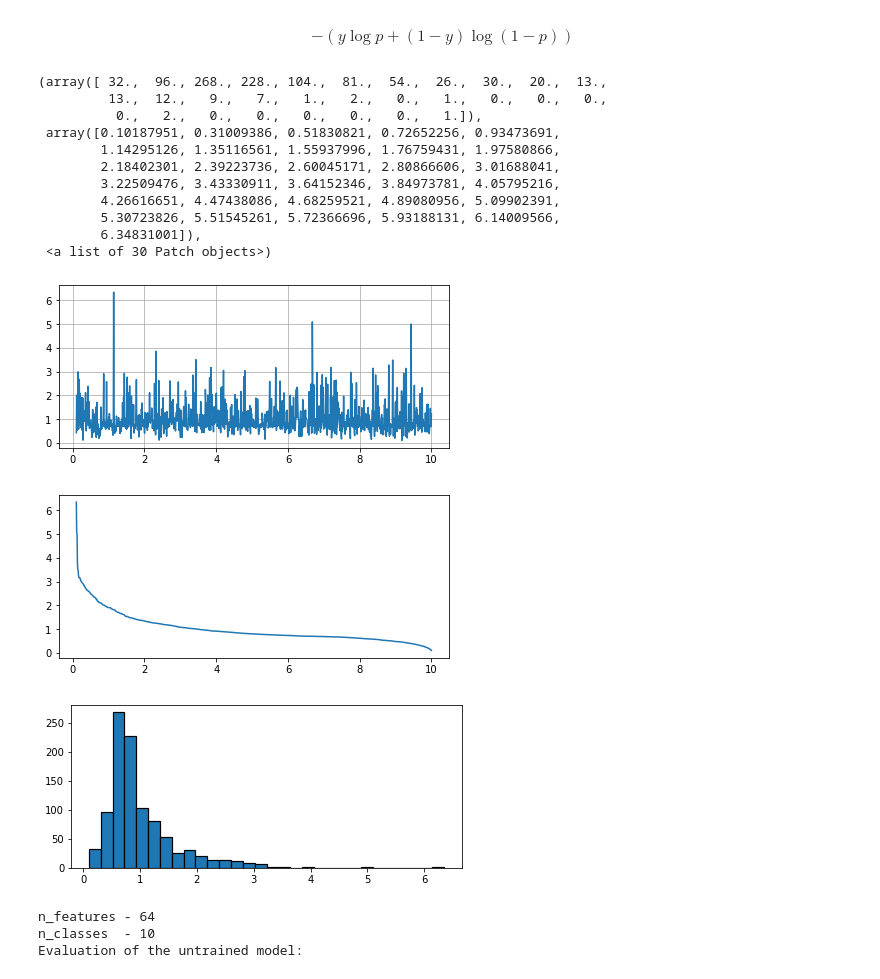
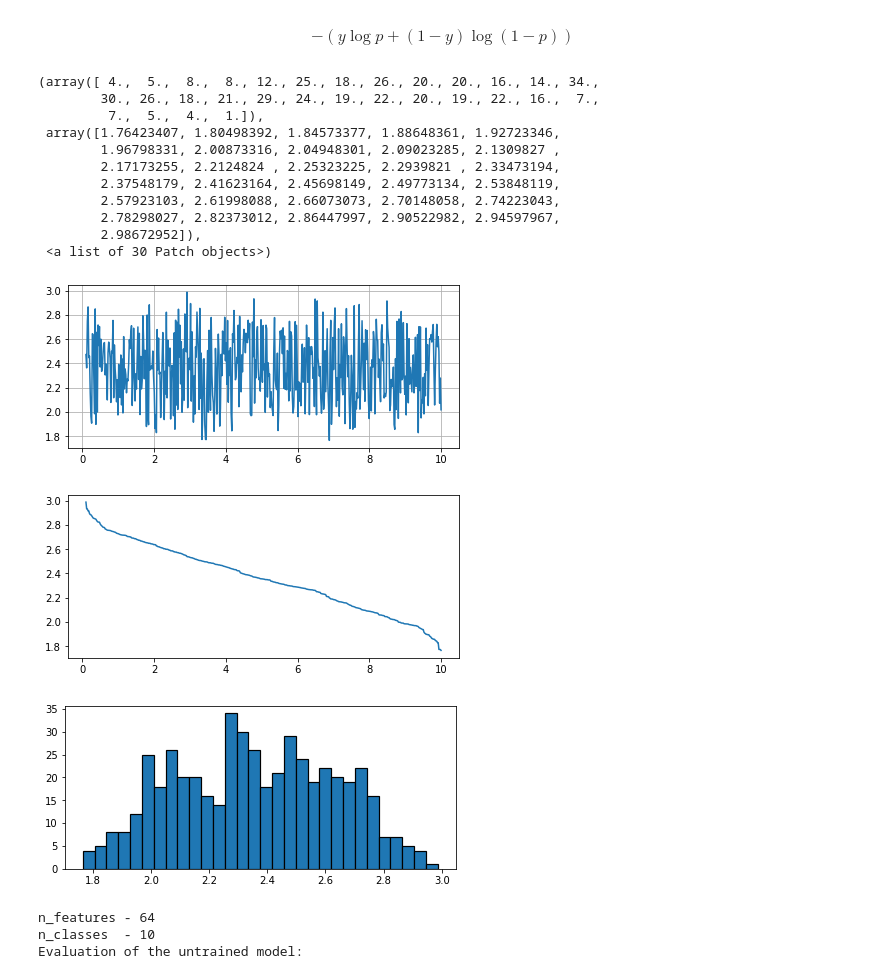
Before and after one commit to mm-ten/reinforcer, a Jupyter notebook: backpropagation_numpy.ipynb, the cells around one changed output. Saved outputs shown, nothing was run; the diff lists cells and outputs as text; code cells hidden in the pictures.

```diff
--- a/backpropagation_numpy.ipynb
+++ b/backpropagation_numpy.ipynb
@@ -196,44 +210,73 @@ Logarithmic loss (related to cross-entropy) measures the performance of a classi
 ![image.png](attachment:image.png)
 # %% [markdown]
 $$-(y \log p + (1 - y)\log(1 - p))$$
+# %%
+
+
+
+def negative_log_likelihood(Y_true, Y_pred):
+    '''
+    Y_true - one-hot encoding
+    Y_pred - probability distribution across all possible classes
+    '''
+
+    # only the one-hot encoding member that is set (to 1) is actually influencing
+    # the outputed loss value because all other members are 0 and Y_true * np.log would
+    # be 0 as well and wouildnt contribute to the result.
+    _nll = -np.sum(Y_true * np.log(Y_pred))
+
+    return _nll
 # %%
-def negative_log_likelihood(p_true_val, p_predict_val):
-    # tf.log() - log with base "e"
-    return -(p_true_val * np.log(p_predict_val) + (1.0 - p_true_val) * np.log(1 - p_predict_val))
+# def negative_log_likelihood(p_true_val, p_predict_val):
+#     # tf.log() - log with base "e"
+#     return -(p_true_val * np.log(p_predict_val) + (1.0 - p_true_val) * np.log(1 - p_predict_val))
 
-def loss(p_true_val, p_predict_val):
-    return negative_log_likelihood(p_true_val, p_predict_val)
+# p_true_prob - probability distribution vector where only a sincle element is 1, rest are 0.
+#               this is the true value, a one-hot encoding of the true class/label.
+# p_predicted_prob - prob. dist. vector where most elements are non-0, and one element (predicted class)
+#                    is of higher value (prob) then all other elements (its the predicted class/label)
+def loss(p_true_prob, p_predicted_prob):
+    return negative_log_likelihood(p_true_prob, p_predicted_prob)
 
-samples_num_int = 1000
+classes_num_int = 10
+samples_num_int = 500
 x_lst = np.linspace(0.1, 10, samples_num_int)
 
 
-loss_lst = loss(np.random.random(1000), np.random.random(1000))
+random_classes_lst = np.floor(np.random.random(samples_num_int)*10)
+loss_lst           = []
+
+for c in random_classes_lst:
+    true_prob = one_hot(n_classes=classes_num_int, y=int(c))
+    pred_prob = softmax(np.random.random(classes_num_int)) # randomized
+
+    loss_int  = loss(true_prob, pred_prob)
+    loss_lst.append(loss_int)
 
 plt.figure(figsize=(7, 3))
 plt.grid(True)
 plt.plot(x_lst, loss_lst)
 
 plt.figure(figsize=(7, 3))
 plt.plot(x_lst, np.flip(np.sort(loss_lst)))
 
 plt.figure(figsize=(7, 3))
 plt.hist(loss_lst, edgecolor='black', linewidth=1.2, bins=30)
 # %% [output]
-(array([ 32.,  96., 268., 228., 104.,  81.,  54.,  26.,  30.,  20.,  13.,
-         13.,  12.,   9.,   7.,   1.,   2.,   0.,   1.,   0.,   0.,   0.,
-          0.,   2.,   0.,   0.,   0.,   0.,   0.,   1.]),
- array([0.10187951, 0.31009386, 0.51830821, 0.72652256, 0.93473691,
-        1.14295126, 1.35116561, 1.55937996, 1.76759431, 1.97580866,
-        2.18402301, 2.39223736, 2.60045171, 2.80866606, 3.01688041,
-        3.22509476, 3.43330911, 3.64152346, 3.84973781, 4.05795216,
-        4.26616651, 4.47438086, 4.68259521, 4.89080956, 5.09902391,
-        5.30723826, 5.51545261, 5.72366696, 5.93188131, 6.14009566,
-        6.34831001]),
+(array([ 4.,  5.,  8.,  8., 12., 25., 18., 26., 20., 20., 16., 14., 34.,
+        30., 26., 18., 21., 29., 24., 19., 22., 20., 19., 22., 16.,  7.,
+         7.,  5.,  4.,  1.]),
+ array([1.76423407, 1.80498392, 1.84573377, 1.88648361, 1.92723346,
+        1.96798331, 2.00873316, 2.04948301, 2.09023285, 2.1309827 ,
+        2.17173255, 2.2124824 , 2.25323225, 2.2939821 , 2.33473194,
+        2.37548179, 2.41623164, 2.45698149, 2.49773134, 2.53848119,
+        2.57923103, 2.61998088, 2.66073073, 2.70148058, 2.74223043,
+        2.78298027, 2.82373012, 2.86447997, 2.90522982, 2.94597967,
+        2.98672952]),
  <a list of 30 Patch objects>)
-[figure, old version]
+[figure, new version]
-[figure, old version]
+[figure, new version]
-[figure, old version]
+[figure, new version]
 # %%
 class Model():
     def __init__(self,
```
Also changed, not shown: parts of 8 cells of this notebook.
